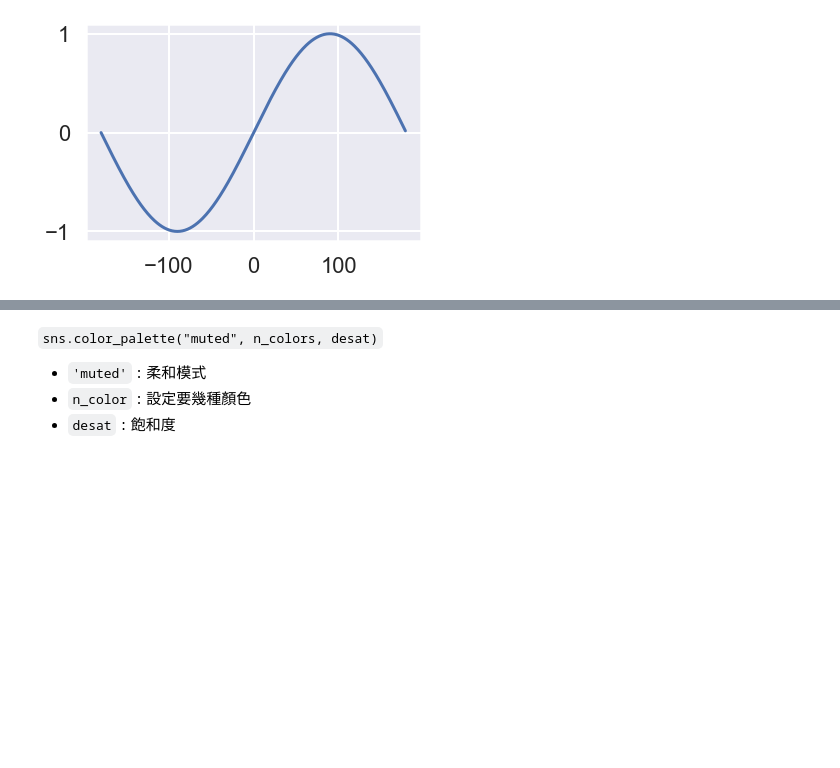
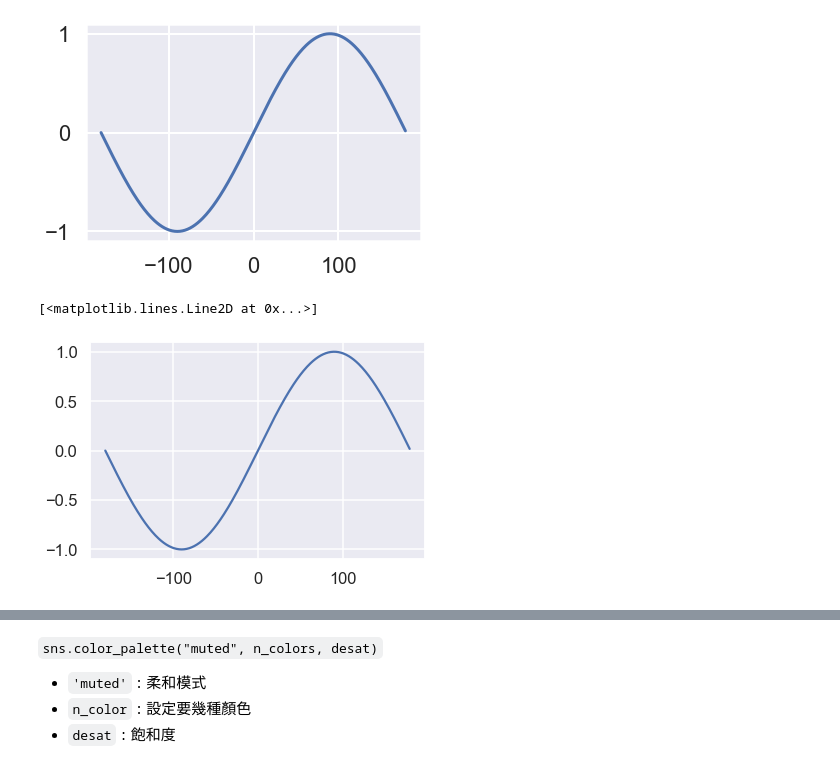
Before and after one commit to dannyliuyunhsin/Plot-Basics, a Jupyter notebook: notebook/class2/Plot Basics Chapter2-Seaborn.ipynb, the cells around one changed output, grey strips where cells are left out. Saved outputs shown, nothing was run; the diff lists cells and outputs as text; code cells hidden in the pictures; blank space fills up the shorter version.

```diff
--- a/notebook/class2/Plot Basics Chapter2-Seaborn.ipynb
+++ b/notebook/class2/Plot Basics Chapter2-Seaborn.ipynb
@@ -75,4 +75,14 @@ plt.plot(point_x, point_y)
 # %% [output]
 [<matplotlib.lines.Line2D at 0x...>]
 [figure]
+# %%
+# 設定 point_x 與 point_y
+point_x = np.arange(-180, 180)
+point_y = np.sin(point_x * np.pi / 180.0)
+
+sns.set_context('talk')
+plt.plot(point_x, point_y)
+# %% [output]
+[<matplotlib.lines.Line2D at 0x...>]
+[figure, added]
 # %% [markdown]
```
Also changed, not shown: parts of 4 cells of this notebook, 9 other files.
